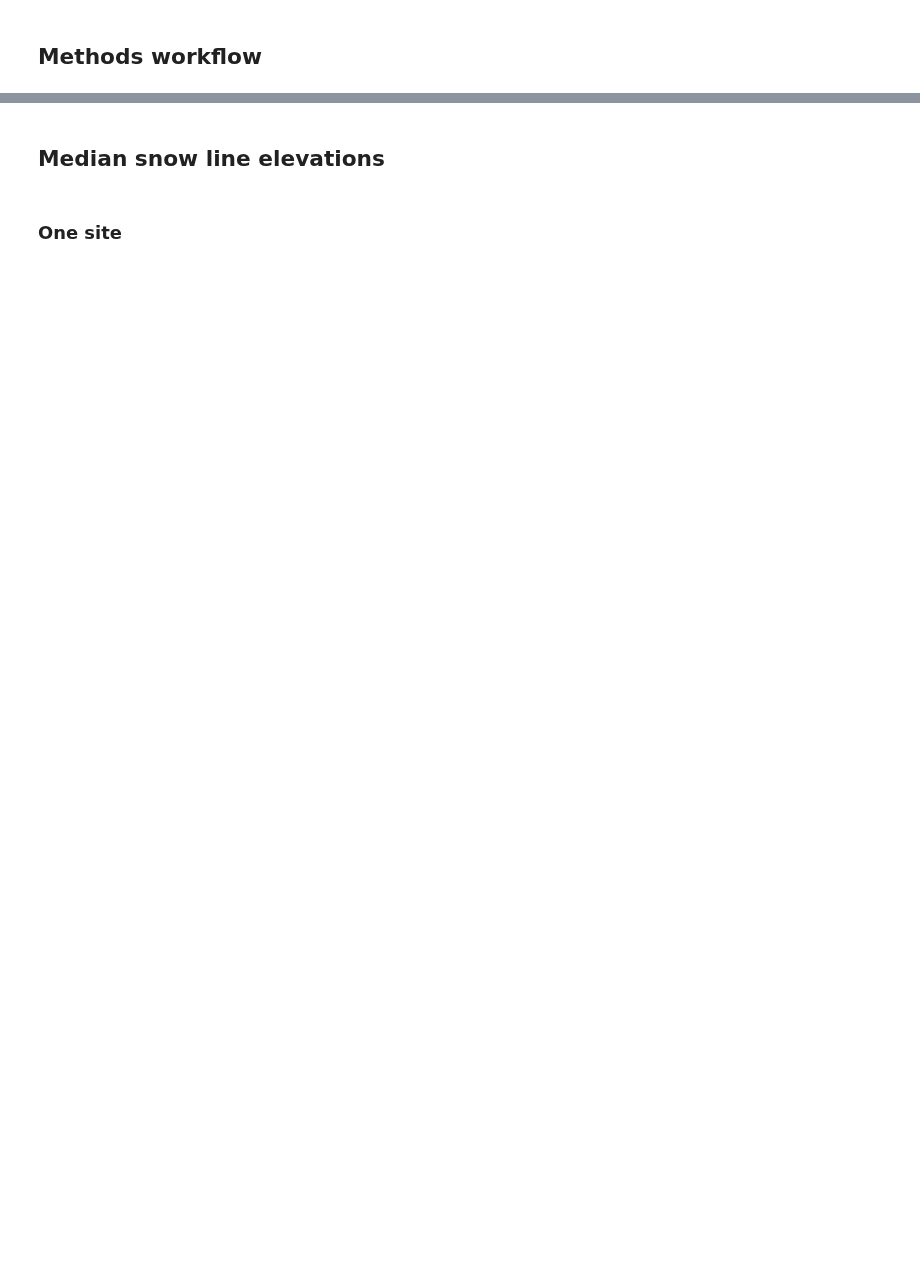
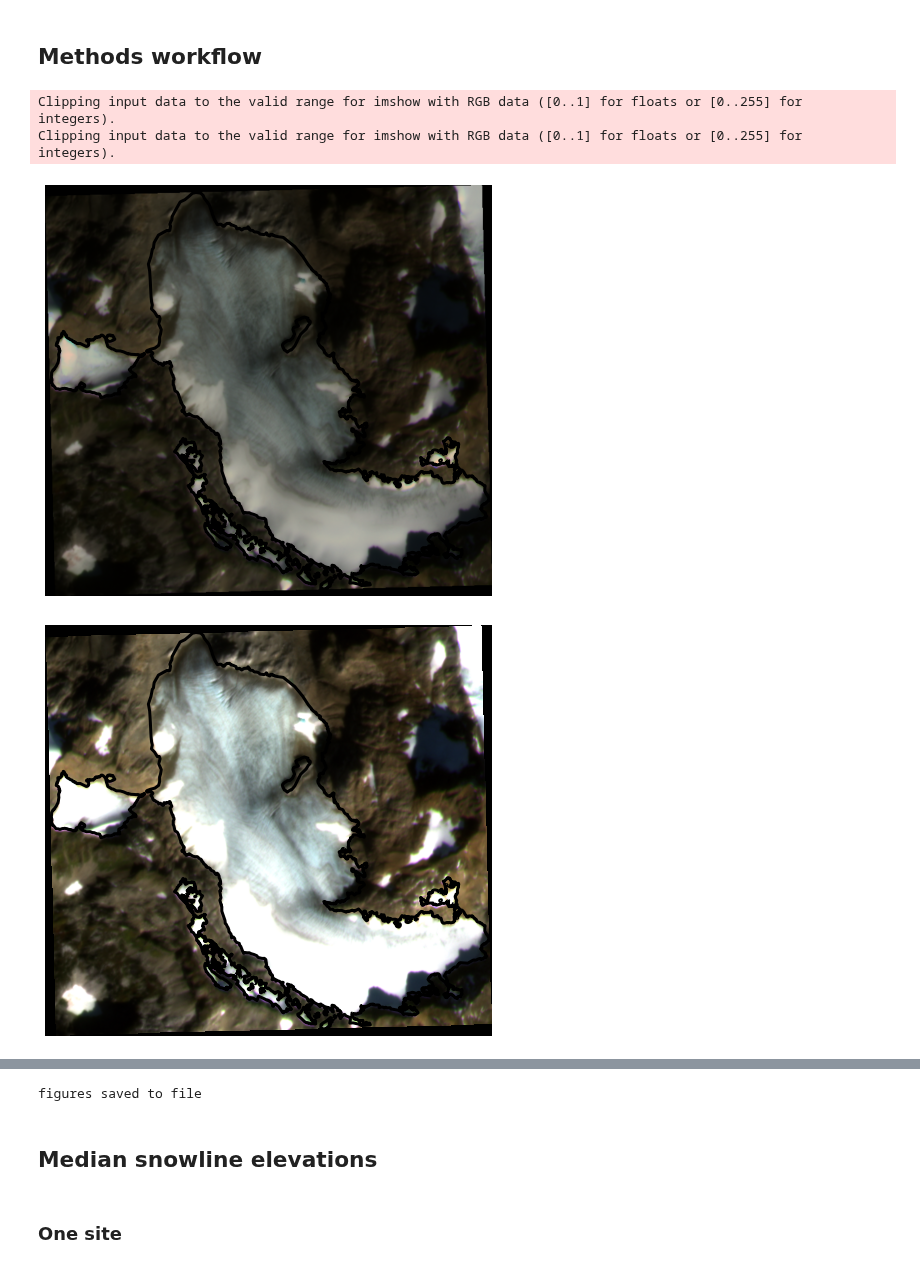
Before and after one commit to RaineyAbe/glacier-snow-cover-mapping, a Jupyter notebook: notebooks/make_figures.ipynb, the cells around one changed output, grey strips where cells are left out. Cells and saved outputs as stored; diff of their text form; code cells hidden in the pictures; blank space fills up the shorter version.

```diff
--- a/notebooks/make_figures.ipynb
+++ b/notebooks/make_figures.ipynb
@@ -327,7 +340,7 @@ colors = [color_snow, color_snow, color_ice, color_rock, color_water]
 cmp = ListedColormap(colors)
 
 # -----Load AOI as gpd.GeoDataFrame
-AOI_fn = base_path + '../study-sites/' + site_name + '/glacier_outlines/' + site_name + '_USGS_*.shp'
+AOI_fn = base_path + '../study-sites/' + site_name + '/AOIs/' + site_name + '_USGS_*.shp'
 AOI_fn = glob.glob(AOI_fn)[0]
 AOI = gpd.read_file(AOI_fn)
 # reproject the AOI to WGS to solve for the optimal UTM zone
@@ -356,6 +369,7 @@ dataset = 'PlanetScope'
 im_path = base_path + '../study-sites/' + site_name + '/imagery/PlanetScope/mosaics/'
 im_fn = '20210924_18.tif'
 im = rxr.open_rasterio(im_path + im_fn)
+im_scalar = 1e4
 im = im / im_scalar
 xmin, xmax, ymin, ymax = np.min(im.x.data), np.max(im.x.data), np.min(im.y.data), np.max(im.y.data)
 # plot
@@ -436,32 +450,37 @@ ax4.set_xlim(0,len(im.x.data)+300)
 ax4.set_ylim(len(im.y.data), 0)
 ax4.legend(loc='upper right')
 ax4.axis('off')
 
 # -----5. Snow line
 snowlines_fn = base_path + '../study-sites/' + site_name + '/imagery/snowlines/20210924T180000_SouthCascade_PlanetScope_snowline.pkl'
 snowlines = pd.read_pickle(snowlines_fn)
 snowline = snowlines['snowlines_coords'][0]
 # plot
 fig5, ax5 = plt.subplots(figsize=(8,8))
 plt.rcParams.update({'font.size':font_size, 'font.sans-serif':'Arial'})
 binary_plt = ax5.imshow(im_binary,
                         extent=(xmin, xmax, ymin, ymax),
                         cmap='Greys')
 ax5.plot(*snowline.coords.xy, '.m', label='_nolegend', markersize=15)
 ax5.plot(-20, -20, '.m', label='Snowline', markersize=15)
 # plot dummy points for legend
-ax5.scatter(np.array([-10, -9]),np.array([-10, -9]), edgecolor='k', facecolor='k', s=100, label='snow')
-ax5.scatter(np.array([-10, -9]),np.array([-10, -9]), edgecolor='k', facecolor='w', s=100, label='no snow')
+ax5.scatter(np.array([-10, -9]),np.array([-10, -9]), edgecolor='k', facecolor='k', s=100, label='Snow')
+ax5.scatter(np.array([-10, -9]),np.array([-10, -9]), edgecolor='k', facecolor='w', s=100, label='No snow')
 ax5.set_xlim(xmin, xmax+300)
 ax5.set_ylim(ymin, ymax)
 ax5.legend(loc='upper right')
 ax5.axis('off')
 plt.show()
 
 if save_figures:
     fig1.savefig(out_path+'methods_workflow_1.png', dpi=300, facecolor='white', edgecolor='none')
     fig2.savefig(out_path+'methods_workflow_2.png', dpi=300, facecolor='white', edgecolor='none')
     fig3.savefig(out_path+'methods_workflow_3.png', dpi=300, facecolor='white', edgecolor='none')
     fig4.savefig(out_path+'methods_workflow_4.png', dpi=300, facecolor='white', edgecolor='none')
     fig5.savefig(out_path+'methods_workflow_5.png', dpi=300, facecolor='white', edgecolor='none')
     print('figures saved to file')
+# %% [output]
+Clipping input data to the valid range for imshow with RGB data ([0..1] for floats or [0..255] for integers).
+Clipping input data to the valid range for imshow with RGB data ([0..1] for floats or [0..255] for integers).
+[figure, added]
+[figure, added]
@@ -468,5 +490,6 @@ if save_figures:
+figures saved to file
 # %% [markdown]
-## Median snow line elevations
+## Median snowline elevations
 # %% [markdown]
 ### One site
 # %%
```
Also changed, not shown: parts of 12 cells of this notebook, 13 other files.
